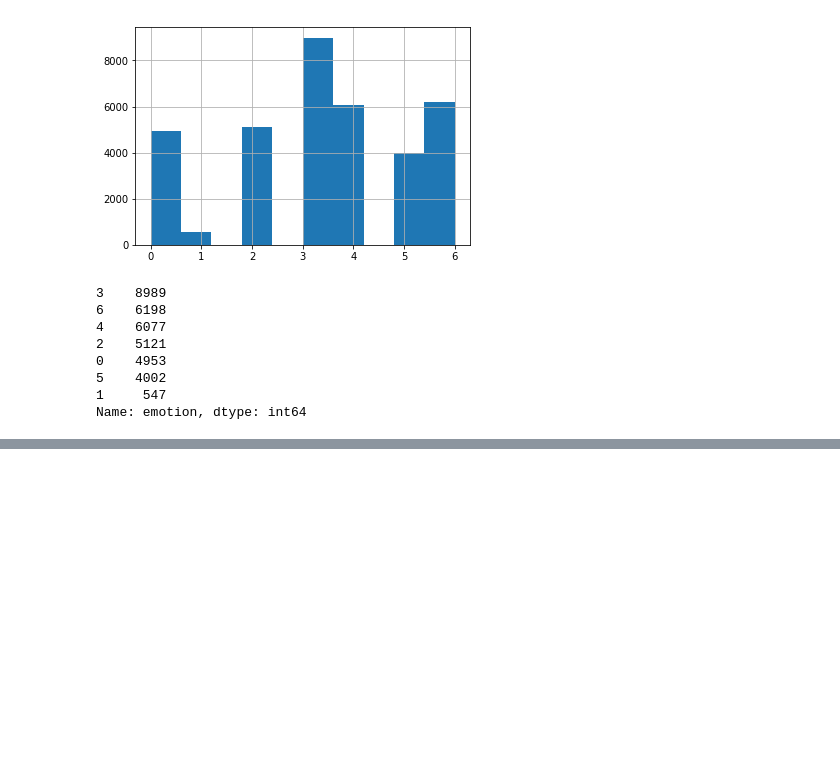
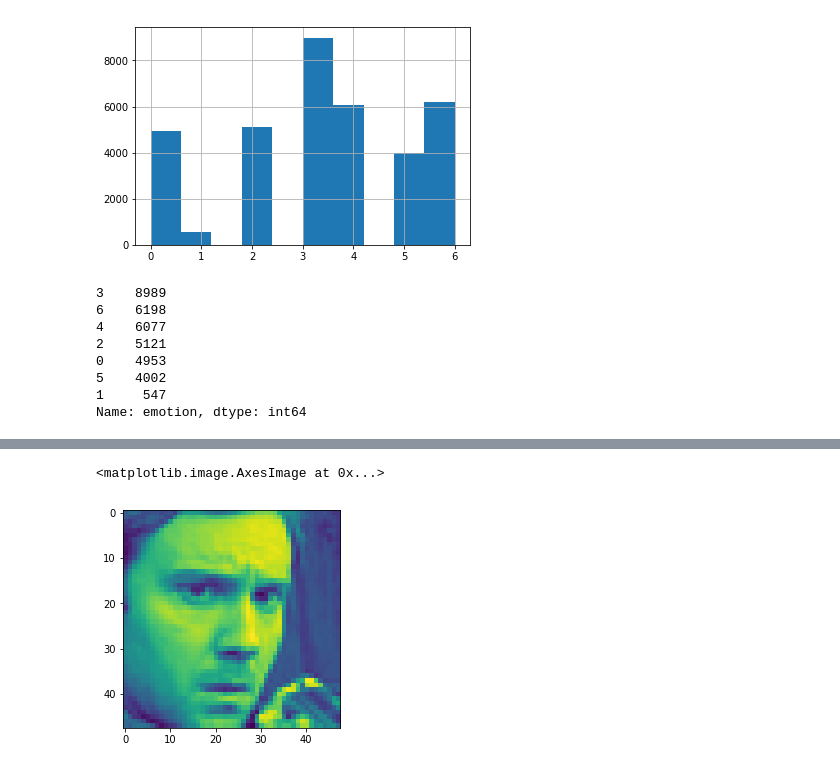
Before and after one commit to mpechoto/FacialRecognition, a Jupyter notebook: FacialRecognition.ipynb, the cells around one changed output, grey strips where cells are left out. Drawn from its saved outputs; the diff is of its cells as text; code cells hidden in the pictures; blank space fills up the shorter version.

Commit message:
Show some pictures
Just show some pictures from dataset.
Added a function that transform the string to int, reshape to 48x48 and
normalize dividing by 255

```diff
--- a/FacialRecognition.ipynb
+++ b/FacialRecognition.ipynb
@@ -49,0 +61,6 @@ Name: emotion, dtype: int64
+# %%
+image = pd.to_numeric(file.pixels[0].split())
+plt.imshow(image.reshape((48,48)))
+# %% [output]
+<matplotlib.image.AxesImage at 0x...>
+[figure, added]
```
Also changed, not shown: parts of 6 cells of this notebook.
